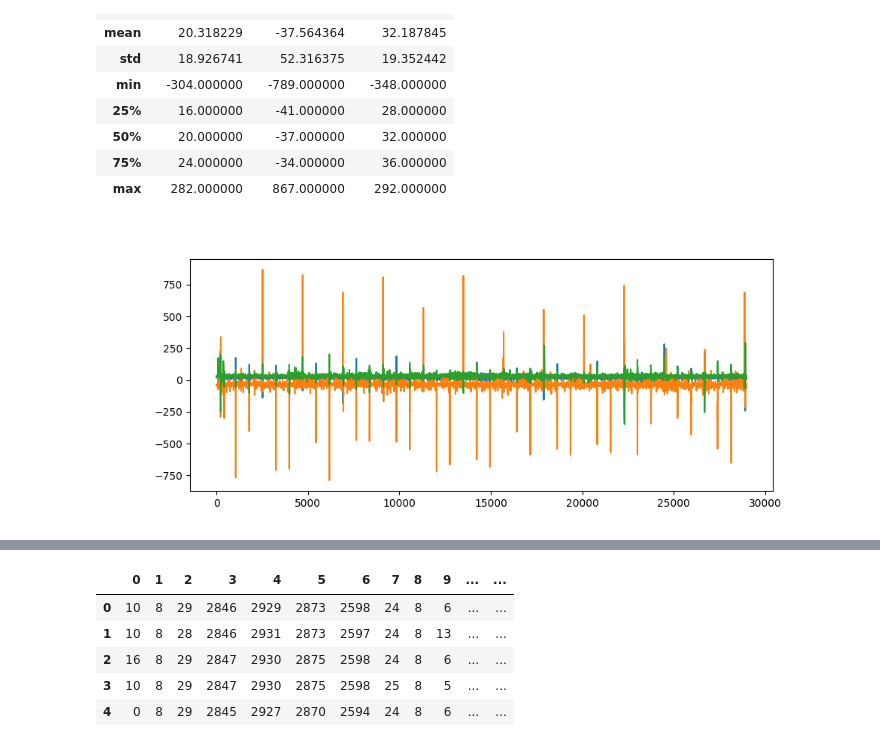
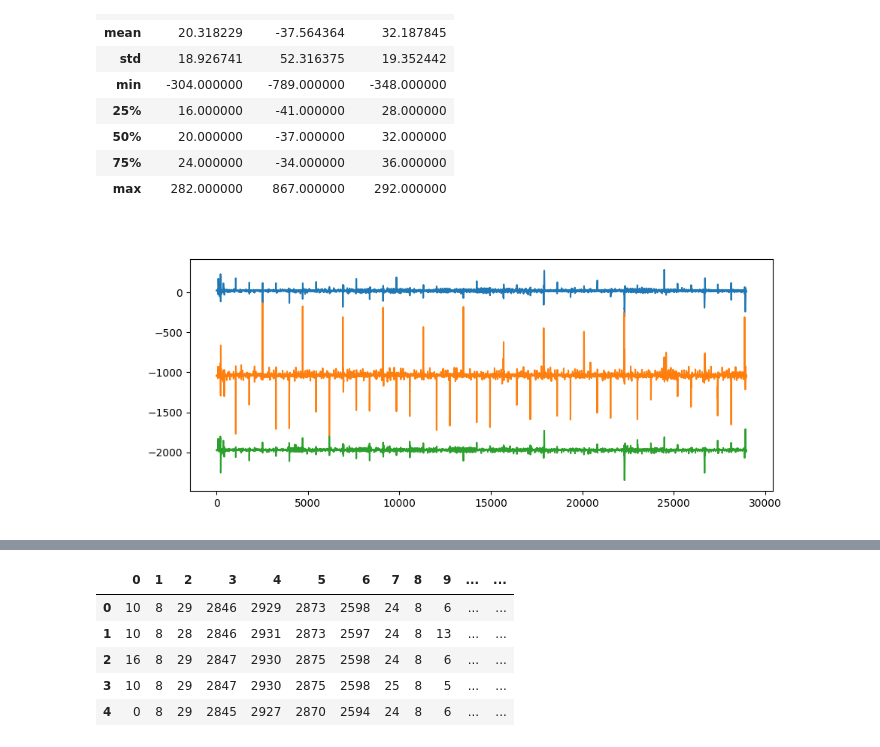
Before and after one commit to Internship-moto/Gestures_3, a Jupyter notebook: notebooks/Gestures_2.ipynb, the cells around one changed output, grey strips where cells are left out. Cells and saved outputs as stored; diff of their text form; code cells hidden in the pictures.

```diff
--- a/notebooks/Gestures_2.ipynb
+++ b/notebooks/Gestures_2.ipynb
@@ -221,7 +239,7 @@ gestures_train[GYR_CH].describe()
 | max | 282.000000 | 867.000000 | 292.000000 |
 # %%
 fig, ax = plt.subplots(1, 1, sharex=True, figsize=(10, 4)) # plt.sca(axes)
-plt.plot(gestures_train[GYR_CH])
+plt.plot(gestures_train[GYR_CH]- np.arange(3) * 1000)
 plt.show()
 # %% [output]
-[figure, old version]
+[figure, new version]
```
Also changed, not shown: parts of 16 cells of this notebook.
